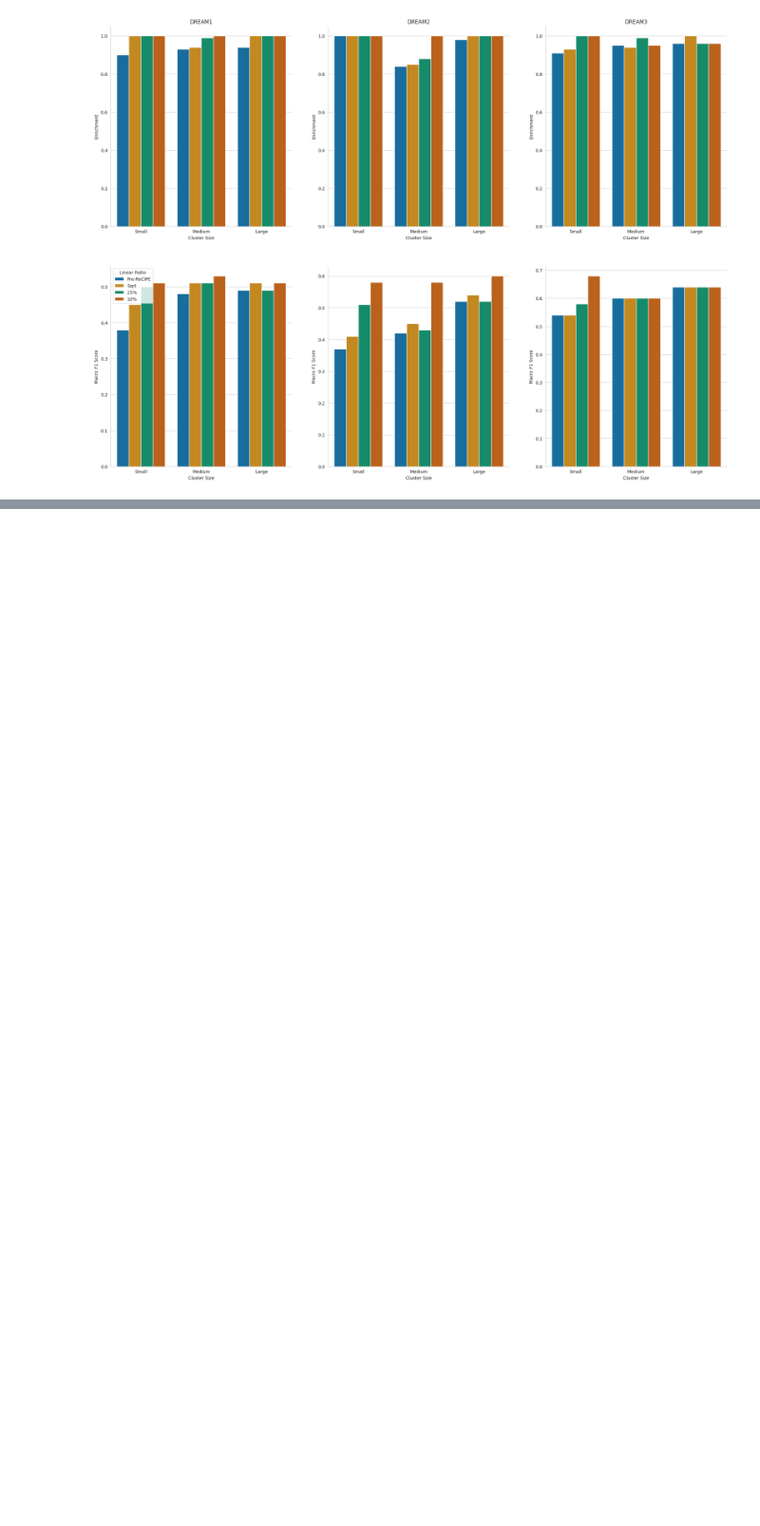
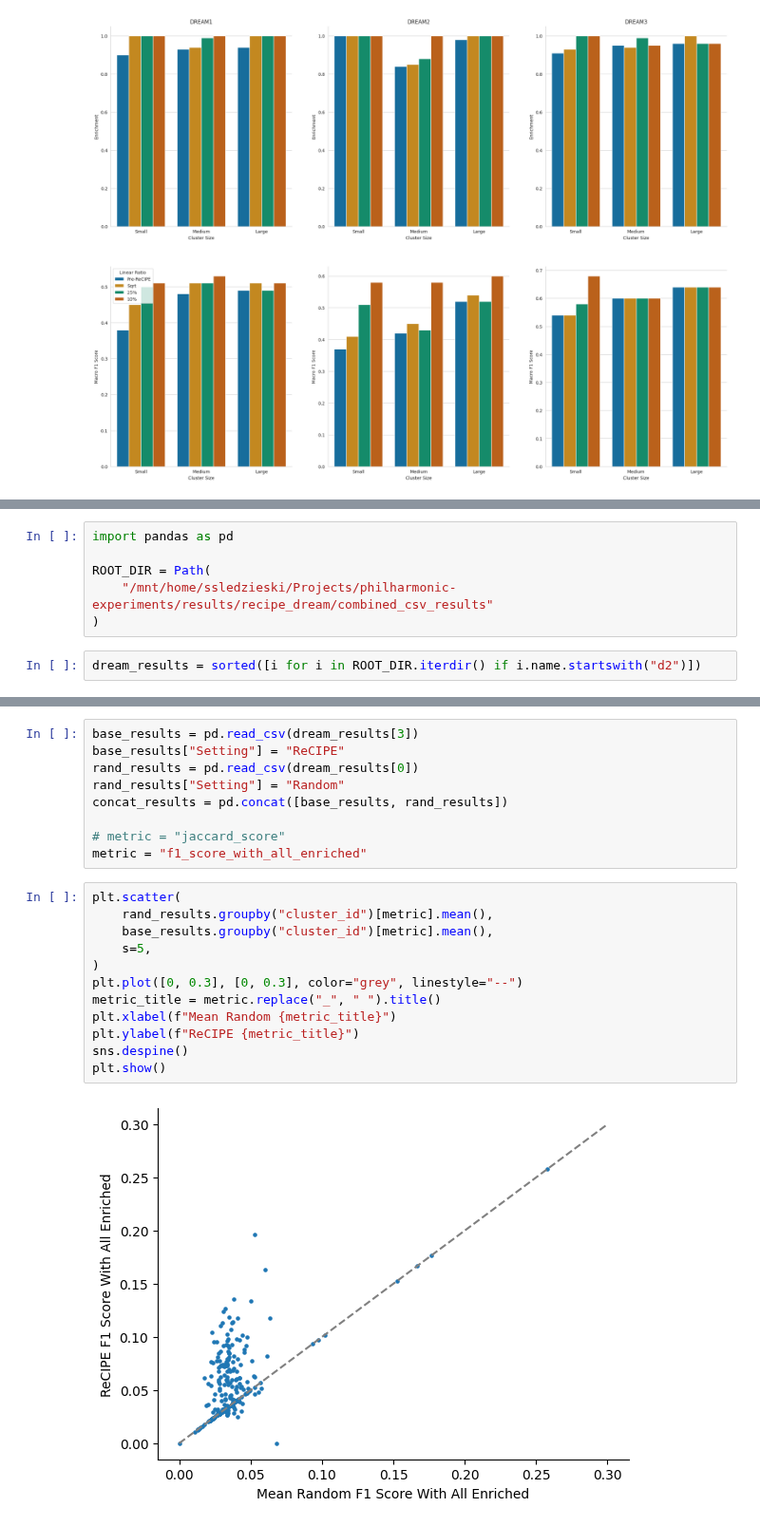
Before and after one commit to samsledje/philharmonic, a Jupyter notebook: nb/05_recipe_validation.ipynb, the cells around one changed output, grey strips where cells are left out. Shown at 95% size. Cells and saved outputs as stored; diff of their text form; blank space fills up the shorter version.

```diff
--- a/nb/05_recipe_validation.ipynb
+++ b/nb/05_recipe_validation.ipynb
@@ -237,0 +242,8 @@ sns.despine()
+# %%
+import pandas as pd
+
+ROOT_DIR = Path(
+    "/mnt/home/ssledzieski/Projects/philharmonic-experiments/results/recipe_dream/combined_csv_results"
+)
+# %%
+dream_results = sorted([i for i in ROOT_DIR.iterdir() if i.name.startswith("d2")])
@@ -237,0 +260,23 @@ sns.despine()
+# %%
+base_results = pd.read_csv(dream_results[3])
+base_results["Setting"] = "ReCIPE"
+rand_results = pd.read_csv(dream_results[0])
+rand_results["Setting"] = "Random"
+concat_results = pd.concat([base_results, rand_results])
+
+# metric = "jaccard_score"
+metric = "f1_score_with_all_enriched"
+# %%
+plt.scatter(
+    rand_results.groupby("cluster_id")[metric].mean(),
+    base_results.groupby("cluster_id")[metric].mean(),
+    s=5,
+)
+plt.plot([0, 0.3], [0, 0.3], color="grey", linestyle="--")
+metric_title = metric.replace("_", " ").title()
+plt.xlabel(f"Mean Random {metric_title}")
+plt.ylabel(f"ReCIPE {metric_title}")
+sns.despine()
+plt.show()
+# %% [output]
+[figure, added]
```
Also changed, not shown: parts of 7 cells of this notebook, 10 other files.
